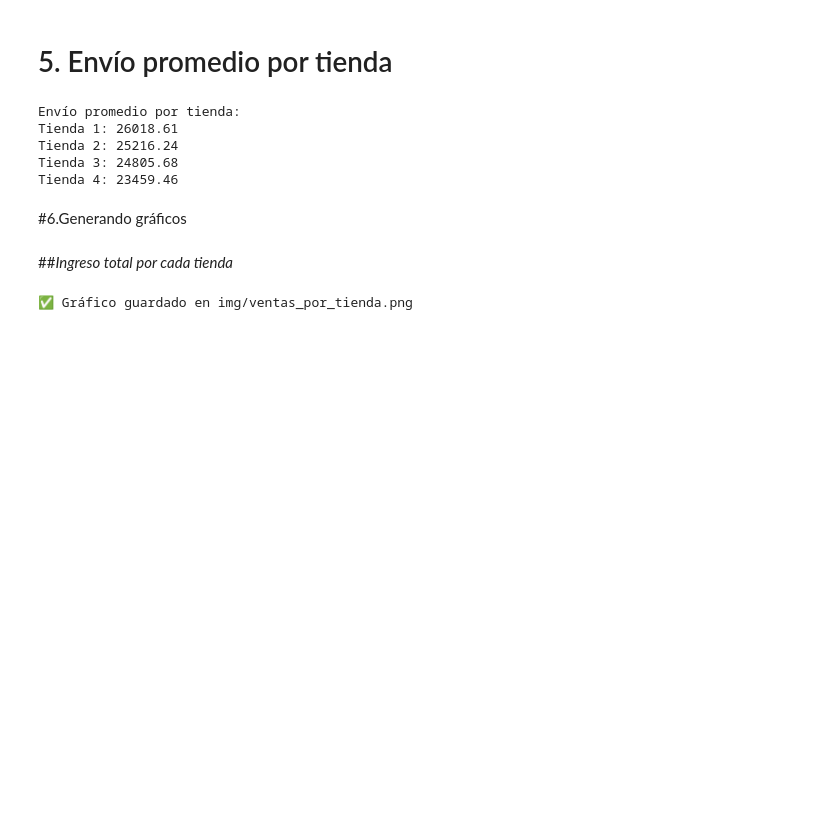
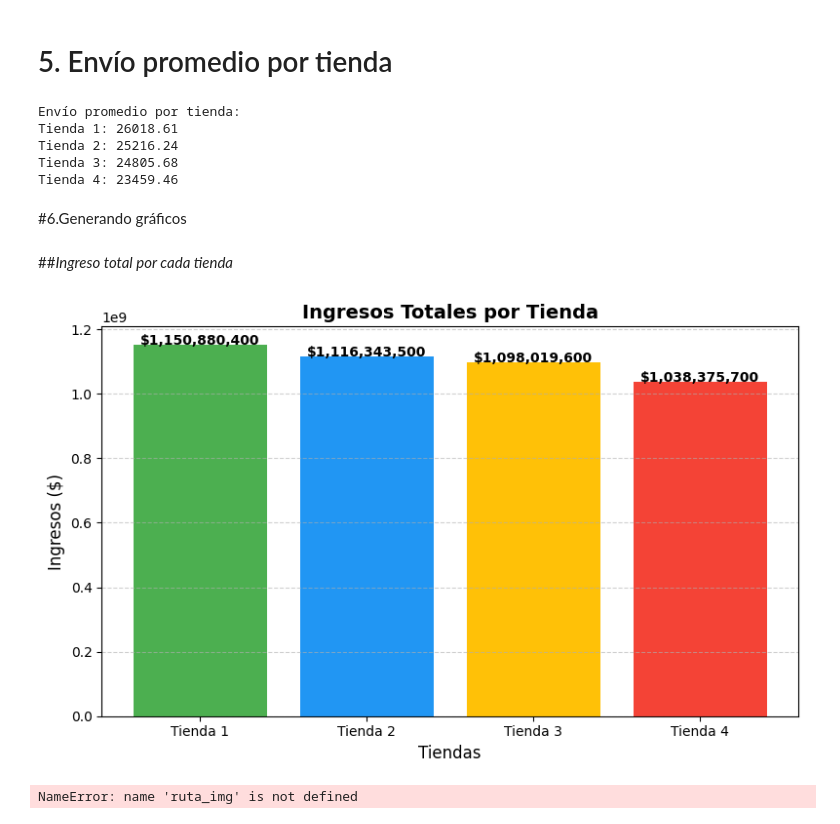
Before and after one commit to mateo16dev/Challenge-Alura-Store, a Jupyter notebook: AluraStoreLatam.ipynb, the cells around one changed output. Cells and saved outputs as stored; diff of their text form; code cells hidden in the pictures; blank space fills up the shorter version.

Commit message:
Corrección del gráfico 1

```diff
--- a/AluraStoreLatam.ipynb
+++ b/AluraStoreLatam.ipynb
@@ -173,29 +173,32 @@ Tienda 4: 23459.46
 # %%
 # Datos
 ingresos = [ingreso_t1, ingreso_t2, ingreso_t3, ingreso_t4]
 tiendas = ['Tienda 1', 'Tienda 2', 'Tienda 3', 'Tienda 4']
 
 # Crear carpeta img si no existe
 os.makedirs('img', exist_ok=True)
 
 # Configuración del gráfico
 plt.figure(figsize=(8, 5))
 barras = plt.bar(tiendas, ingresos, color=['#4CAF50', '#2196F3', '#FFC107', '#F44336'])
 plt.title('Ingresos Totales por Tienda', fontsize=14, fontweight='bold')
 plt.ylabel('Ingresos ($)', fontsize=12)
 plt.xlabel('Tiendas', fontsize=12)
 plt.grid(axis='y', linestyle='--', alpha=0.6)
 
 # Etiquetas encima de cada barra
 for barra in barras:
     plt.text(barra.get_x() + barra.get_width()/2, barra.get_height() + 50,
              f"${barra.get_height():,.0f}", ha='center', fontsize=10, fontweight='bold')
 
+# Mostrar en el notebook
+plt.tight_layout()
+plt.show()
+
 # Guardar como PNG
-plt.tight_layout()
-plt.savefig('img/ventas_por_tienda.png', dpi=300)
-plt.close()
-
-print("✅ Gráfico guardado en img/ventas_por_tienda.png")
+ruta_archivo = os.path.join(ruta_img, 'ventas_por_tienda.png')
+plt.savefig(ruta_archivo, dpi=300)
+print(f"✅ Gráfico guardado en: {ruta_archivo}")
 # %% [output]
+[figure, added]
-✅ Gráfico guardado en img/ventas_por_tienda.png
+NameError: name 'ruta_img' is not defined
```
